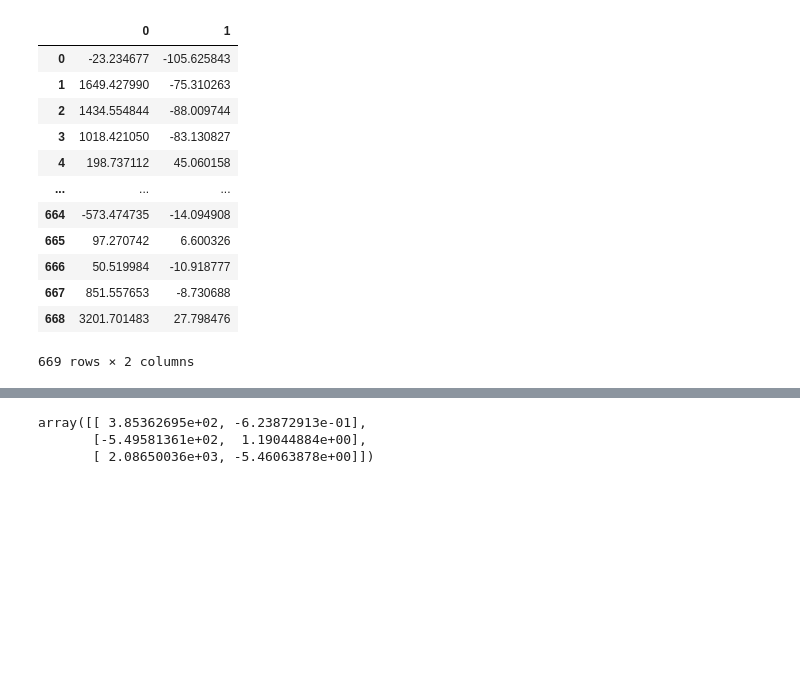
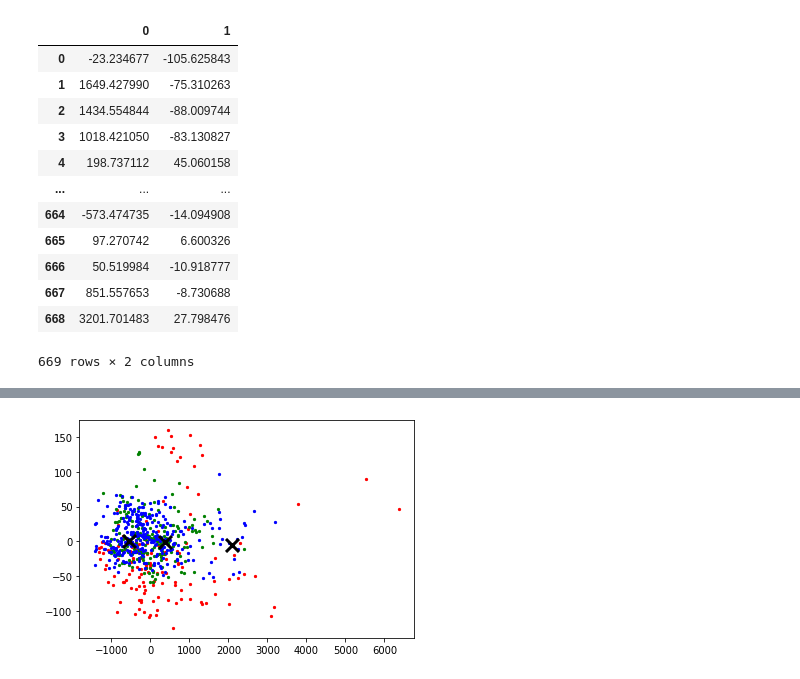
Before and after one commit to EvanLiu0/COGS118B-Project, a Jupyter notebook: Project.ipynb, the cells around one changed output, grey strips where cells are left out. Cells and saved outputs as stored; diff of their text form; code cells hidden in the pictures; blank space fills up the shorter version.

```diff
--- a/Project.ipynb
+++ b/Project.ipynb
@@ -372,10 +315,16 @@ plt.show()
 # %%
-#plt.scatter(universalCords.iloc[:,0] , universalCords.iloc[:,1] , color = 'red', s=2)
-#plt.scatter(westernCords.iloc[:,0] , westernCords.iloc[:,1] , color = 'green', s=2)
-#plt.scatter(easternCords.iloc[:,0] , easternCords.iloc[:,1] , color = 'blue', s=2)
-
-centroids
+plt.scatter(universalCords.iloc[:,0] , universalCords.iloc[:,1] , color = 'red', s=5)
+plt.scatter(westernCords.iloc[:,0] , westernCords.iloc[:,1] , color = 'green', s=5)
+plt.scatter(easternCords.iloc[:,0] , easternCords.iloc[:,1] , color = 'blue', s=5)
+plt.scatter(
+   centroids[:, 0],
+   centroids[:, 1],
+   marker="x",
+   s=169,
+   linewidths=3,
+   color="black",
+   zorder=10,
+)
+plt.show()
 # %% [output]
-array([[ 3.85362695e+02, -6.23872913e-01],
-       [-5.49581361e+02,  1.19044884e+00],
-       [ 2.08650036e+03, -5.46063878e+00]])
+[figure, added]
```
Also changed, not shown: parts of 8 cells of this notebook.
